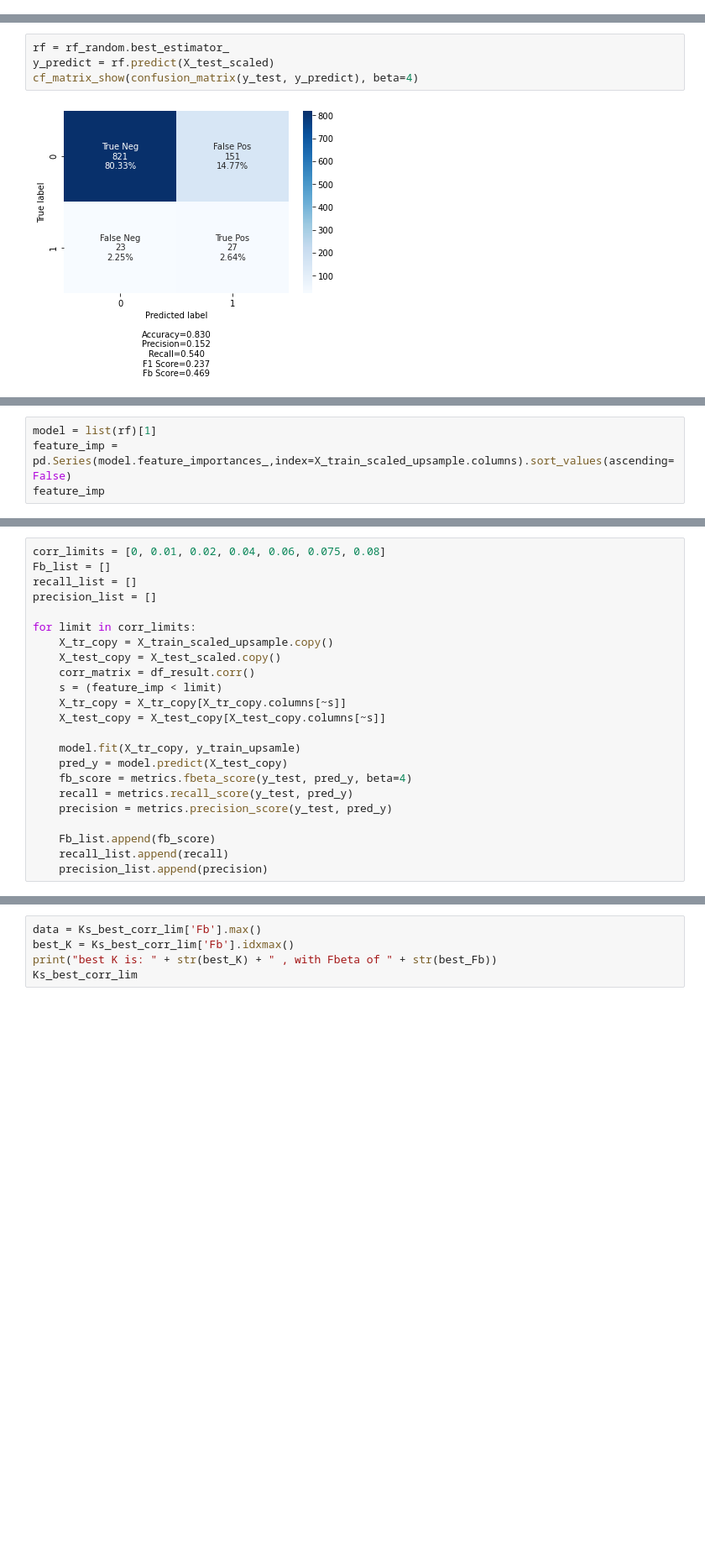
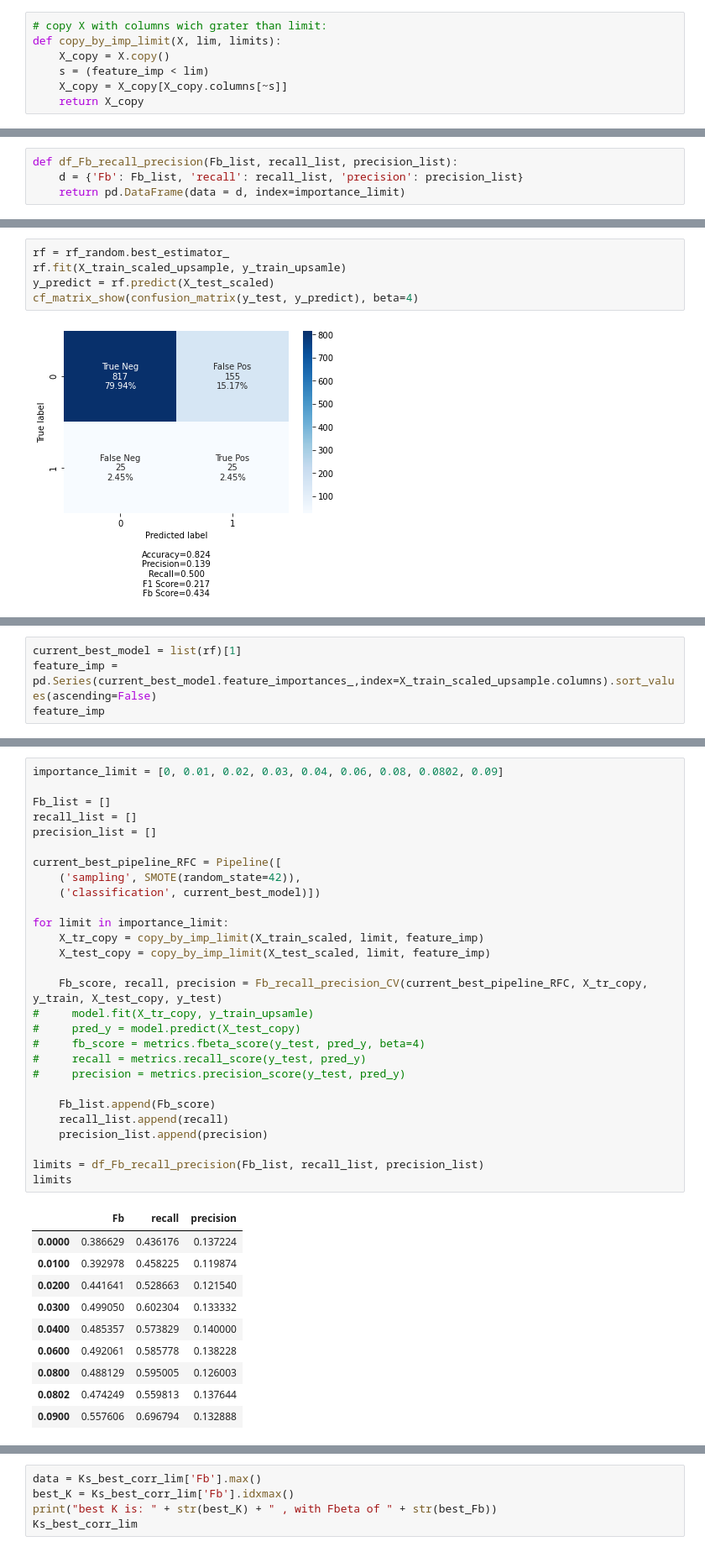
Before and after one commit to idankam/DataScienceCourseProject, a Jupyter notebook: Classification Notebook.ipynb, the cells around one changed output, grey strips where cells are left out. Shown at 84% size. Saved outputs shown, nothing was run; the diff lists cells and outputs as text; blank space fills up the shorter version.

```diff
--- a/Classification Notebook.ipynb
+++ b/Classification Notebook.ipynb
@@ -1563,0 +1561,7 @@ dtype: float64
+# %%
+# copy X with columns wich grater than limit:
+def copy_by_imp_limit(X, lim, limits):
+    X_copy = X.copy()
+    s = (feature_imp < lim)
+    X_copy = X_copy[X_copy.columns[~s]]
+    return X_copy
@@ -1564 +1584,5 @@ dtype: float64
+# %%
+def df_Fb_recall_precision(Fb_list, recall_list, precision_list):
+    d = {'Fb': Fb_list, 'recall': recall_list, 'precision': precision_list}
+    return pd.DataFrame(data = d, index=importance_limit)
 # %%
@@ -1706,6 +1696,7 @@ rf_random.best_params_
  'classification__bootstrap': True}
 # %%
 rf = rf_random.best_estimator_
+rf.fit(X_train_scaled_upsample, y_train_upsamle)
 y_predict = rf.predict(X_test_scaled)
 cf_matrix_show(confusion_matrix(y_test, y_predict), beta=4)
 # %% [output]
@@ -1718,5 +1704,5 @@ RandomForestClassifier(max_depth=10, max_features='sqrt', min_samples_leaf=4,
 # %%
-model = list(rf)[1]
-feature_imp = pd.Series(model.feature_importances_,index=X_train_scaled_upsample.columns).sort_values(ascending=False)
+current_best_model = list(rf)[1]
+feature_imp = pd.Series(current_best_model.feature_importances_,index=X_train_scaled_upsample.columns).sort_values(ascending=False)
 feature_imp
 # %% [output]
@@ -1740,23 +1728,39 @@ dtype: float64
 # %%
-corr_limits = [0, 0.01, 0.02, 0.04, 0.06, 0.075, 0.08]
+importance_limit = [0, 0.01, 0.02, 0.03, 0.04, 0.06, 0.08, 0.0802, 0.09]
+
 Fb_list = []
 recall_list = []
 precision_list = []
 
-for limit in corr_limits:
-    X_tr_copy = X_train_scaled_upsample.copy()
-    X_test_copy = X_test_scaled.copy()
-    corr_matrix = df_result.corr()
-    s = (feature_imp < limit)
-    X_tr_copy = X_tr_copy[X_tr_copy.columns[~s]]
-    X_test_copy = X_test_copy[X_test_copy.columns[~s]]
+current_best_pipeline_RFC = Pipeline([
+    ('sampling', SMOTE(random_state=42)),
+    ('classification', current_best_model)])
 
-    model.fit(X_tr_copy, y_train_upsamle)
-    pred_y = model.predict(X_test_copy)
-    fb_score = metrics.fbeta_score(y_test, pred_y, beta=4)
-    recall = metrics.recall_score(y_test, pred_y)
-    precision = metrics.precision_score(y_test, pred_y)
+for limit in importance_limit:
+    X_tr_copy = copy_by_imp_limit(X_train_scaled, limit, feature_imp)
+    X_test_copy = copy_by_imp_limit(X_test_scaled, limit, feature_imp)
 
-    Fb_list.append(fb_score)
+    Fb_score, recall, precision = Fb_recall_precision_CV(current_best_pipeline_RFC, X_tr_copy, y_train, X_test_copy, y_test)
+#     model.fit(X_tr_copy, y_train_upsamle)
+#     pred_y = model.predict(X_test_copy)
+#     fb_score = metrics.fbeta_score(y_test, pred_y, beta=4)
+#     recall = metrics.recall_score(y_test, pred_y)
+#     precision = metrics.precision_score(y_test, pred_y)
+
+    Fb_list.append(Fb_score)
     recall_list.append(recall)
     precision_list.append(precision)
+
+limits = df_Fb_recall_precision(Fb_list, recall_list, precision_list)
+limits
+# %% [output]
+|  | Fb | recall | precision |
+| 0.0000 | 0.386629 | 0.436176 | 0.137224 |
+| 0.0100 | 0.392978 | 0.458225 | 0.119874 |
+| 0.0200 | 0.441641 | 0.528663 | 0.121540 |
+| 0.0300 | 0.499050 | 0.602304 | 0.133332 |
+| 0.0400 | 0.485357 | 0.573829 | 0.140000 |
+| 0.0600 | 0.492061 | 0.585778 | 0.138228 |
+| 0.0800 | 0.488129 | 0.595005 | 0.126003 |
+| 0.0802 | 0.474249 | 0.559813 | 0.137644 |
+| 0.0900 | 0.557606 | 0.696794 | 0.132888 |
```
Also changed, not shown: parts of 29 cells of this notebook.
